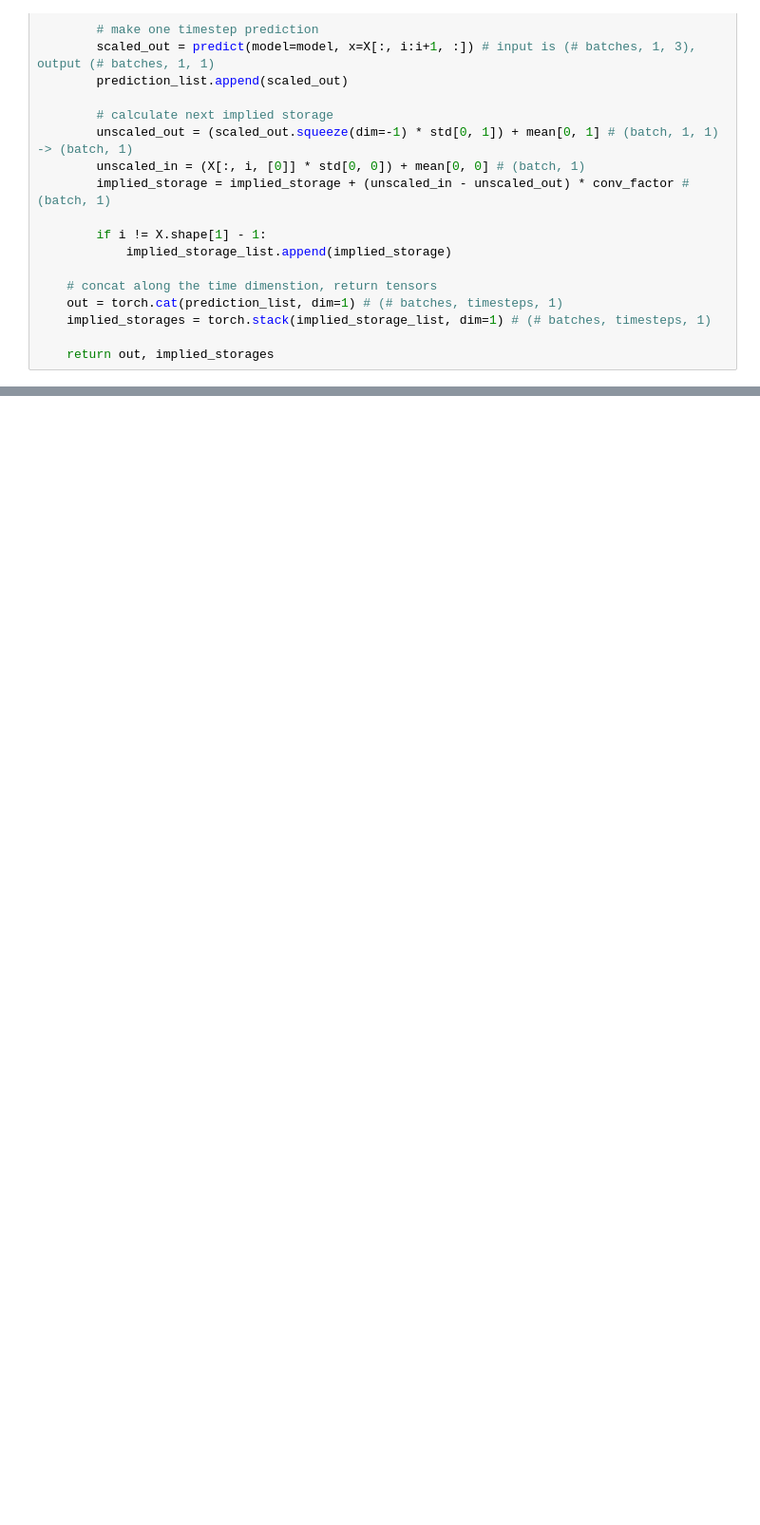
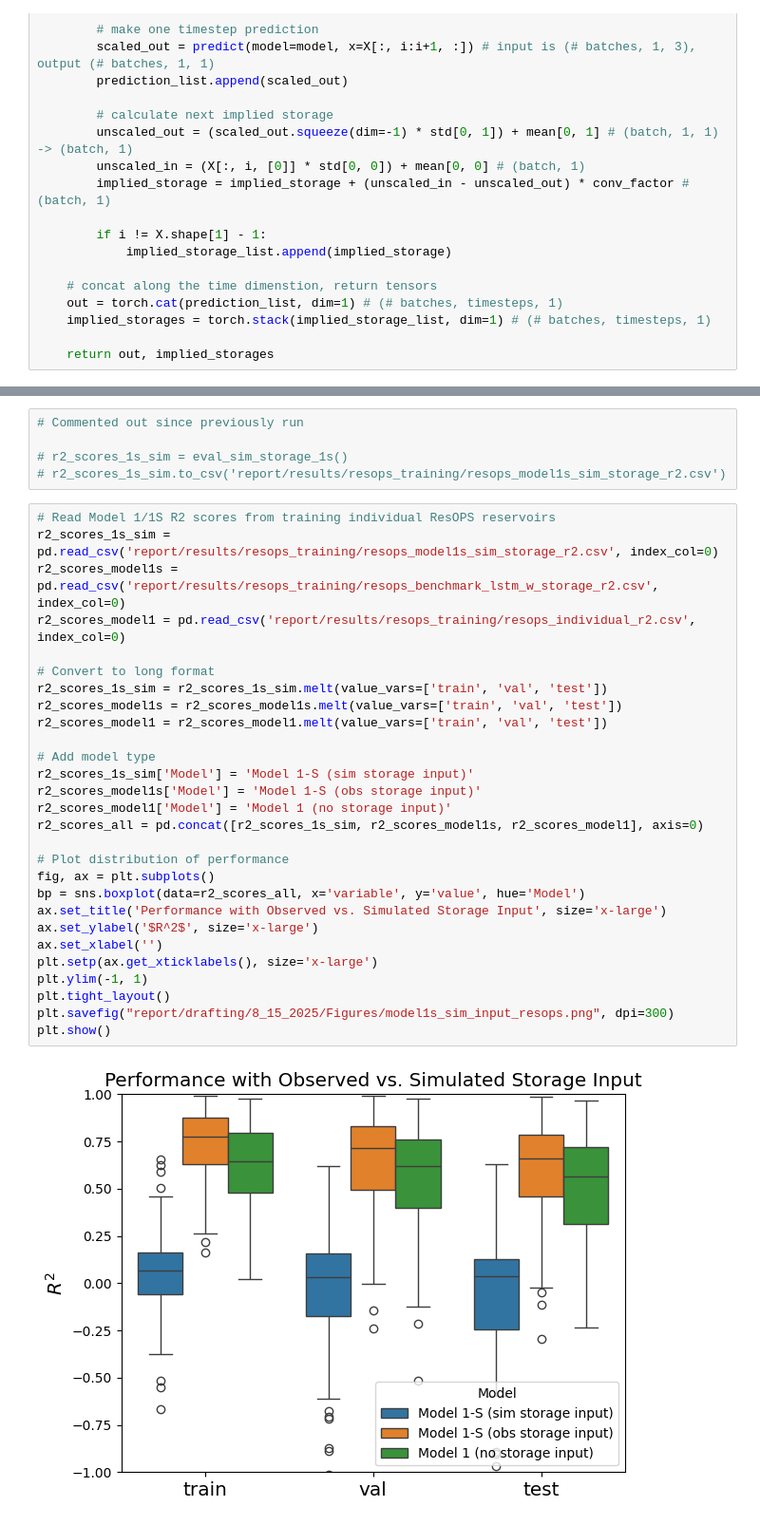
Before and after one commit to Matt2371/DL-reservoir-modeling, a Jupyter notebook: experiments/12a_model1s_implied_input.ipynb, the cells around one changed output, grey strips where cells are left out. Shown at 95% size. Saved outputs shown, nothing was run; the diff lists cells and outputs as text; blank space fills up the shorter version.

```diff
--- a/experiments/12a_model1s_implied_input.ipynb
+++ b/experiments/12a_model1s_implied_input.ipynb
@@ -187,0 +288,35 @@ plt.show()
+# %%
+# Commented out since previously run
+
+# r2_scores_1s_sim = eval_sim_storage_1s()
+# r2_scores_1s_sim.to_csv('report/results/resops_training/resops_model1s_sim_storage_r2.csv')
+# %%
+# Read Model 1/1S R2 scores from training individual ResOPS reservoirs
+r2_scores_1s_sim = pd.read_csv('report/results/resops_training/resops_model1s_sim_storage_r2.csv', index_col=0)
+r2_scores_model1s = pd.read_csv('report/results/resops_training/resops_benchmark_lstm_w_storage_r2.csv', index_col=0)
+r2_scores_model1 = pd.read_csv('report/results/resops_training/resops_individual_r2.csv', index_col=0)
+
+# Convert to long format
+r2_scores_1s_sim = r2_scores_1s_sim.melt(value_vars=['train', 'val', 'test'])
+r2_scores_model1s = r2_scores_model1s.melt(value_vars=['train', 'val', 'test'])
+r2_scores_model1 = r2_scores_model1.melt(value_vars=['train', 'val', 'test'])
+
+# Add model type
+r2_scores_1s_sim['Model'] = 'Model 1-S (sim storage input)'
+r2_scores_model1s['Model'] = 'Model 1-S (obs storage input)'
+r2_scores_model1['Model'] = 'Model 1 (no storage input)'
+r2_scores_all = pd.concat([r2_scores_1s_sim, r2_scores_model1s, r2_scores_model1], axis=0)
+
+# Plot distribution of performance
+fig, ax = plt.subplots()
+bp = sns.boxplot(data=r2_scores_all, x='variable', y='value', hue='Model')
+ax.set_title('Performance with Observed vs. Simulated Storage Input', size='x-large')
+ax.set_ylabel('$R^2$', size='x-large')
+ax.set_xlabel('')
+plt.setp(ax.get_xticklabels(), size='x-large')
+plt.ylim(-1, 1)
+plt.tight_layout()
+plt.savefig("report/drafting/8_15_2025/Figures/model1s_sim_input_resops.png", dpi=300)
+plt.show()
+# %% [output]
+[figure, added]
```
Also changed, not shown: parts of 5 cells of this notebook, 4 other files.
